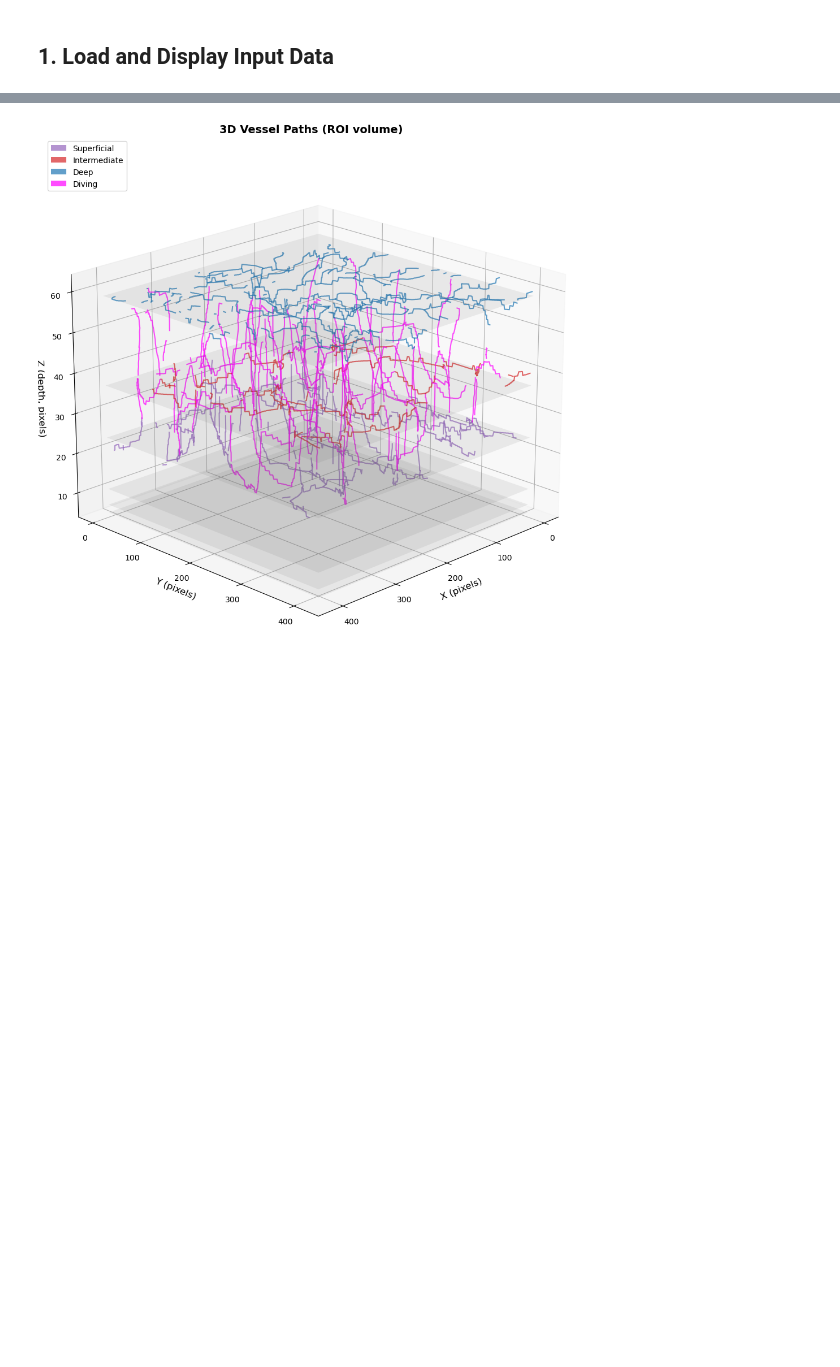
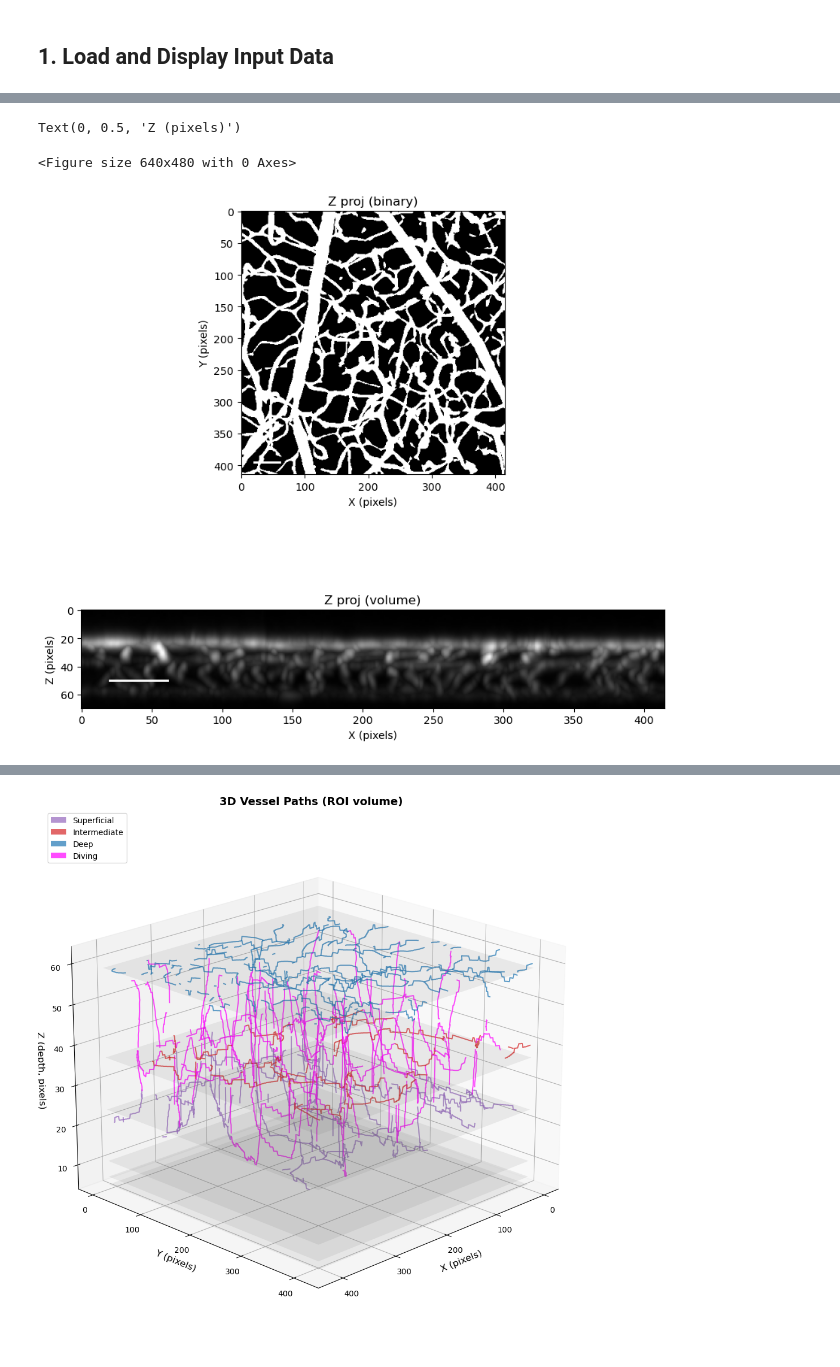
Before and after one commit to mattar13/VascularAnalysis, a Jupyter notebook: notebooks/vessel_analysis_demo.ipynb, the cells around one changed output, grey strips where cells are left out. Drawn from its saved outputs; the diff is of its cells as text; code cells hidden in the pictures; blank space fills up the shorter version.

```diff
--- a/notebooks/vessel_analysis_demo.ipynb
+++ b/notebooks/vessel_analysis_demo.ipynb
@@ -81,3 +80,20 @@ fig_wt_roi = plot_projections(wt_controller, source = 'image', show_roi_box = Tr
+# %%
+fig = plt.figure()
+
+fig, (ax1, ax2) = plt.subplots(2, 1, figsize=(10, 10))
+plot_projections_on_axis(ax1, wt_controller, projection = "z", mode = "binary", depth_coded = False)
+ax1.set_xlabel("X (pixels)")
+ax1.set_ylabel("Y (pixels)")
+# plot_paths_on_axis(ax1, wt_controller,  projection = "xy", linewidth = 2, region_colorcode=True)
+
+plot_projections_on_axis(ax2, wt_controller, projection = "x", mode = "volume")
+ax2.set_xlabel("X (pixels)")
+ax2.set_ylabel("Z (pixels)")
+# plot_paths_on_axis(ax2, wt_controller,  projection = "zy", linewidth = 2, region_colorcode=True)
+# %% [output]
+Text(0, 0.5, 'Z (pixels)')
+<Figure size 640x480 with 0 Axes>
+[figure, added]
 # %%
 fig = plt.figure()
 
```
Also changed, not shown: parts of 4 cells of this notebook, 5 other files.
